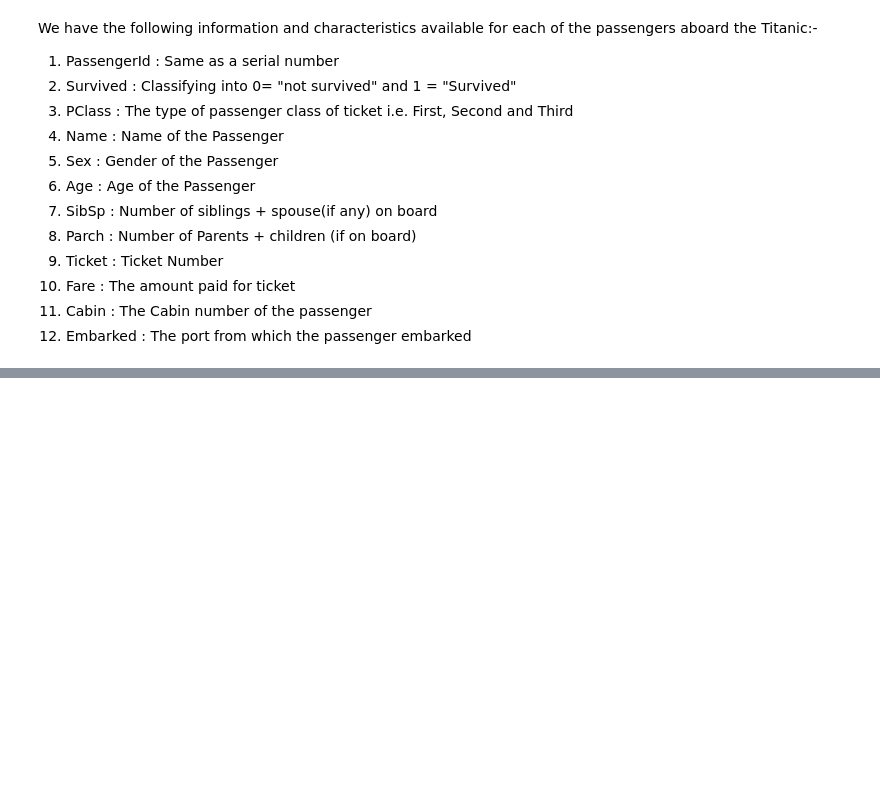
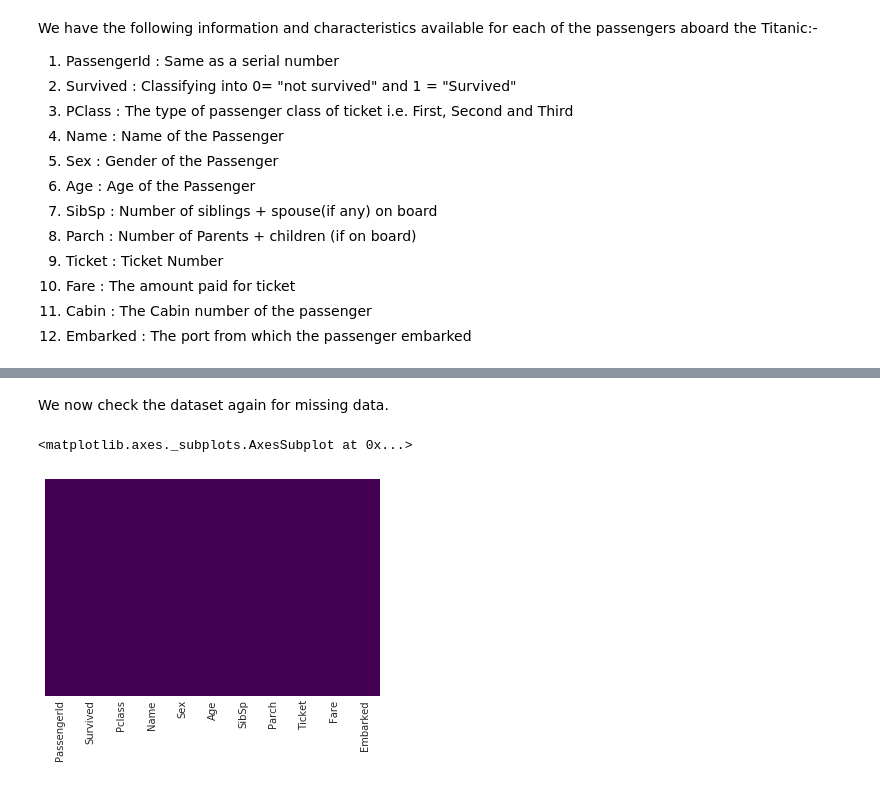
Before and after one commit to mansimar-s/ml-projects, a Jupyter notebook: titanic/titanic.ipynb, the cells around one changed output, grey strips where cells are left out. Saved outputs shown, nothing was run; the diff lists cells and outputs as text; code cells hidden in the pictures; blank space fills up the shorter version.

```diff
--- a/titanic/titanic.ipynb
+++ b/titanic/titanic.ipynb
@@ -74,0 +108,24 @@ We have the following information and characteristics available for each of the
+# %%
+groupby_age = titanic_train.groupby(by="Pclass").mean()["Age"]
+def interpolate_age(cols):
+    Age = cols[0]
+    Pclass = cols[1]
+    if pd.isnull(Age):
+        if Pclass == 1:
+            return groupby_age[1]
+        elif Pclass == 2:
+            return groupby_age[2]
+        else:
+            return groupby_age[3]
+    else:
+        return Age
+# %%
+titanic_train["Age"] = titanic_train[["Age","Pclass"]].apply(interpolate_age, axis=1)
+titanic_test["Age"] = titanic_train[["Age","Pclass"]].apply(interpolate_age, axis=1)
+# %% [markdown]
+We now check the dataset again for missing data.
+# %%
+sns.heatmap(data=titanic_train.isnull(),yticklabels=False,cbar=False,cmap="viridis")
+# %% [output]
+<matplotlib.axes._subplots.AxesSubplot at 0x...>
+[figure, added]
```
Also changed, not shown: parts of 17 cells of this notebook.
